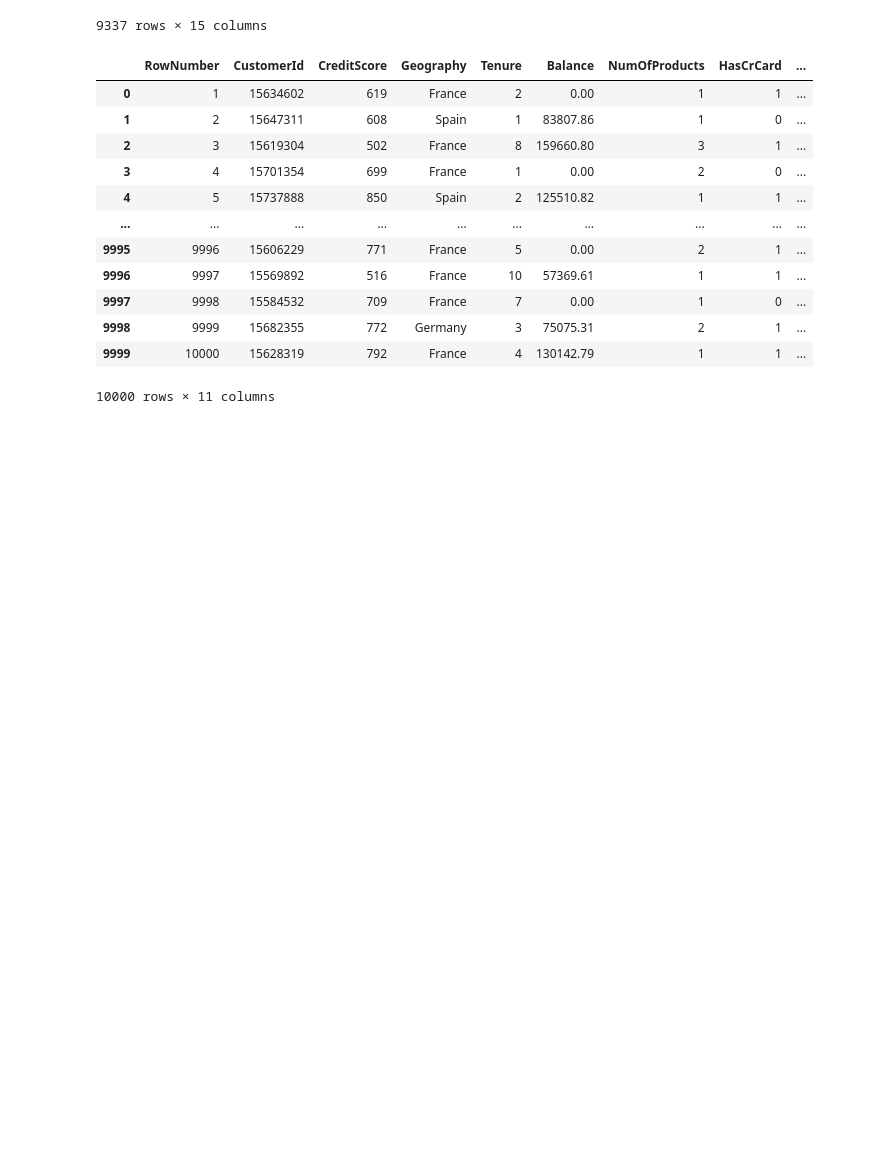
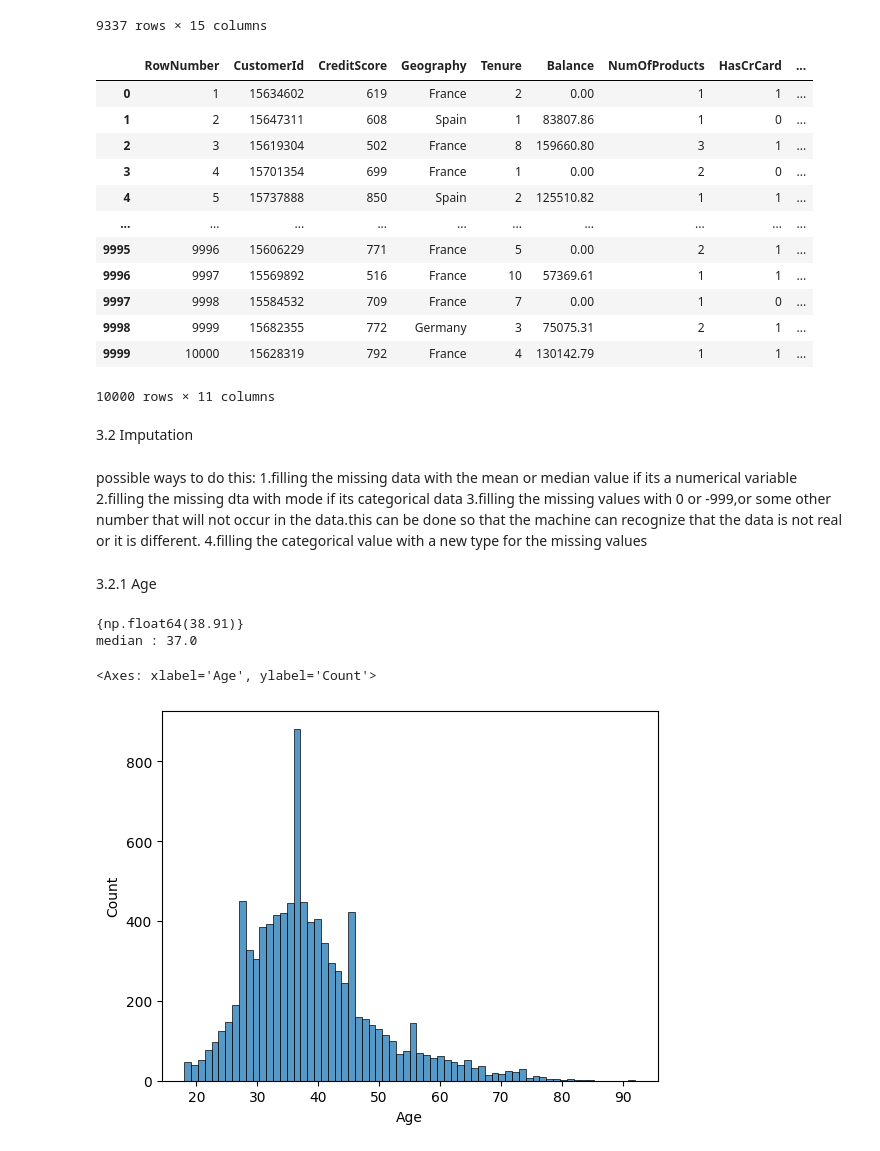
Before and after one commit to WimukthiPWijerathne/churn_analysis, a Jupyter notebook: week01/handling_missing_data.ipynb, the cells around one changed output. Drawn from its saved outputs; the diff is of its cells as text; code cells hidden in the pictures; blank space fills up the shorter version.

```diff
--- a/week01/handling_missing_data.ipynb
+++ b/week01/handling_missing_data.ipynb
@@ -167,3 +168,13 @@ df_cp
 | 9998 | 9999 | 15682355 | 772 | Germany | 3 | 75075.31 | 2 | 1 | ... |
 | 9999 | 10000 | 15628319 | 792 | France | 4 | 130142.79 | 1 | 1 | ... |
 10000 rows × 11 columns
+# %% [markdown]
+3.2 Imputation
+# %% [markdown]
+possible ways to do this:
+    1.filling the missing data with the mean  or median value if its a numerical variable
+    2.filling the missing dta with mode if its categorical data
+    3.filling the missing values with 0 or -999,or some other number that will not occur in the data.this can be done so that the machine can recognize     that the data is not real or it is different.
+    4.filling the categorical value with a new type for the missing values
+# %% [markdown]
+3.2.1 Age
@@ -169,0 +185,11 @@ df_cp
+# %%
+print({mean})
+print(f"median : {median}")
+# %% [output]
+{np.float64(38.91)}
+median : 37.0
+# %%
+sns.histplot(df['Age'])
+# %% [output]
+<Axes: xlabel='Age', ylabel='Count'>
+[figure, added]
```
Also changed, not shown: parts of 6 cells of this notebook, 1 other file.
